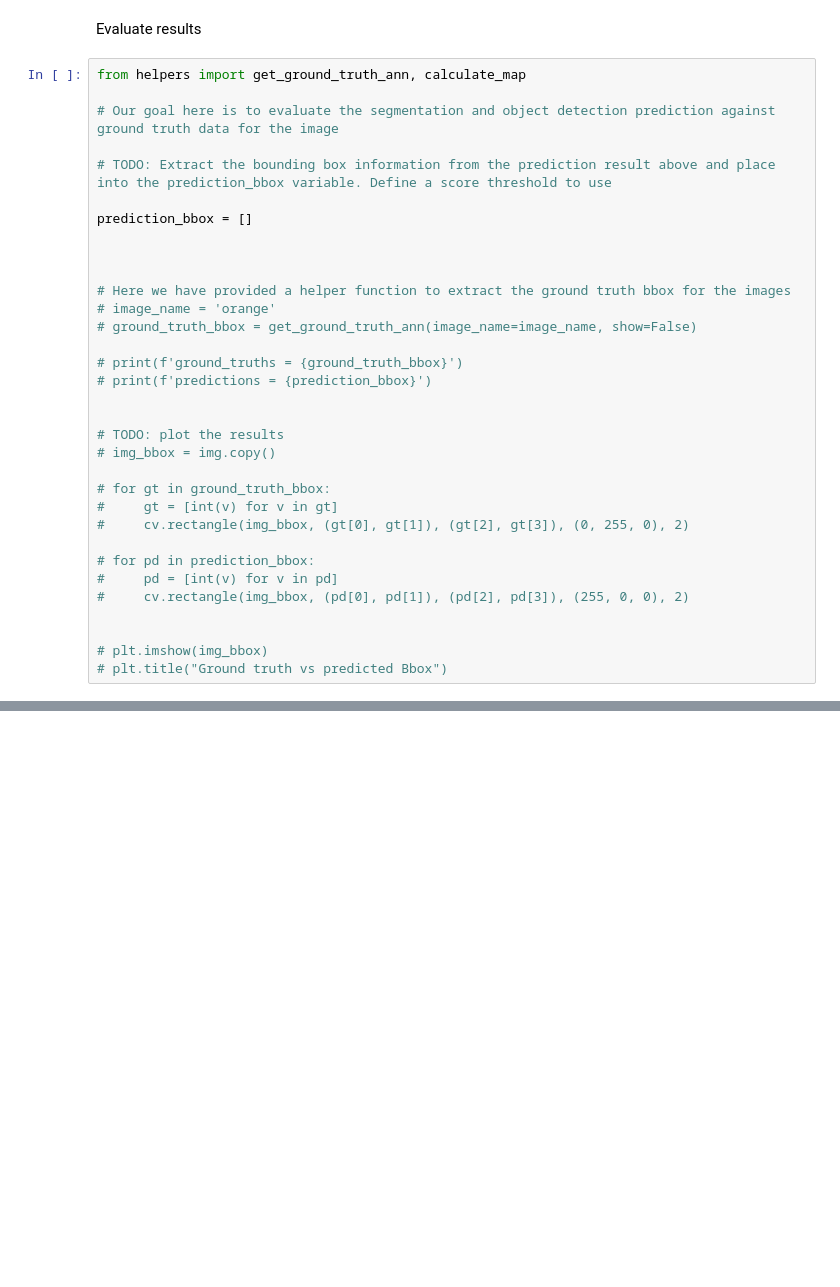
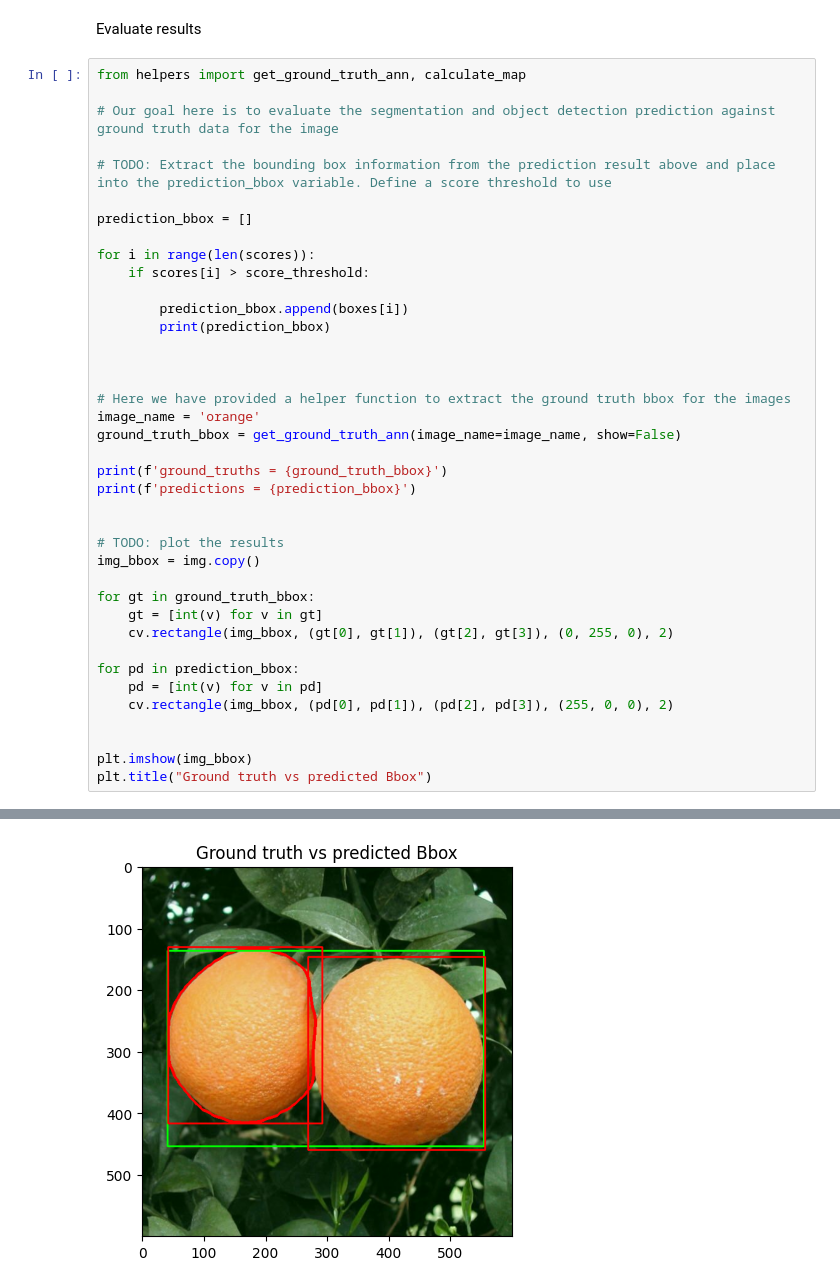
Before and after one commit to EarlJr53/robosys-orange-detection-cv, a Jupyter notebook: isha_lesson2.ipynb, the cells around one changed output, grey strips where cells are left out. Cells and saved outputs as stored; diff of their text form; blank space fills up the shorter version.

```diff
--- a/isha_lesson2.ipynb
+++ b/isha_lesson2.ipynb
@@ -217,27 +215,34 @@ from helpers import get_ground_truth_ann, calculate_map
 
 prediction_bbox = []
 
+for i in range(len(scores)):
+    if scores[i] > score_threshold:
+
+        prediction_bbox.append(boxes[i])
+        print(prediction_bbox)
+
 
 
 # Here we have provided a helper function to extract the ground truth bbox for the images
-# image_name = 'orange'
-# ground_truth_bbox = get_ground_truth_ann(image_name=image_name, show=False)
+image_name = 'orange'
+ground_truth_bbox = get_ground_truth_ann(image_name=image_name, show=False)
 
-# print(f'ground_truths = {ground_truth_bbox}')
-# print(f'predictions = {prediction_bbox}')
+print(f'ground_truths = {ground_truth_bbox}')
+print(f'predictions = {prediction_bbox}')
 
 
 # TODO: plot the results
-# img_bbox = img.copy()
+img_bbox = img.copy()
 
-# for gt in ground_truth_bbox:
-#     gt = [int(v) for v in gt]
-#     cv.rectangle(img_bbox, (gt[0], gt[1]), (gt[2], gt[3]), (0, 255, 0), 2)
+for gt in ground_truth_bbox:
+    gt = [int(v) for v in gt]
+    cv.rectangle(img_bbox, (gt[0], gt[1]), (gt[2], gt[3]), (0, 255, 0), 2)
 
-# for pd in prediction_bbox:
-#     pd = [int(v) for v in pd]
-#     cv.rectangle(img_bbox, (pd[0], pd[1]), (pd[2], pd[3]), (255, 0, 0), 2)
+for pd in prediction_bbox:
+    pd = [int(v) for v in pd]
+    cv.rectangle(img_bbox, (pd[0], pd[1]), (pd[2], pd[3]), (255, 0, 0), 2)
 
 
-# plt.imshow(img_bbox)
-# plt.title("Ground truth vs predicted Bbox")
+plt.imshow(img_bbox)
+plt.title("Ground truth vs predicted Bbox")
+# %% [output]
@@ -244,2 +258,3 @@ prediction_bbox = []
+[figure, added]
 # %%
 # TODO: Use the calculate_map helper function to calculate the average precision of your object detection pipeline
```
Also changed, not shown: parts of 4 cells of this notebook, 1 other file.
